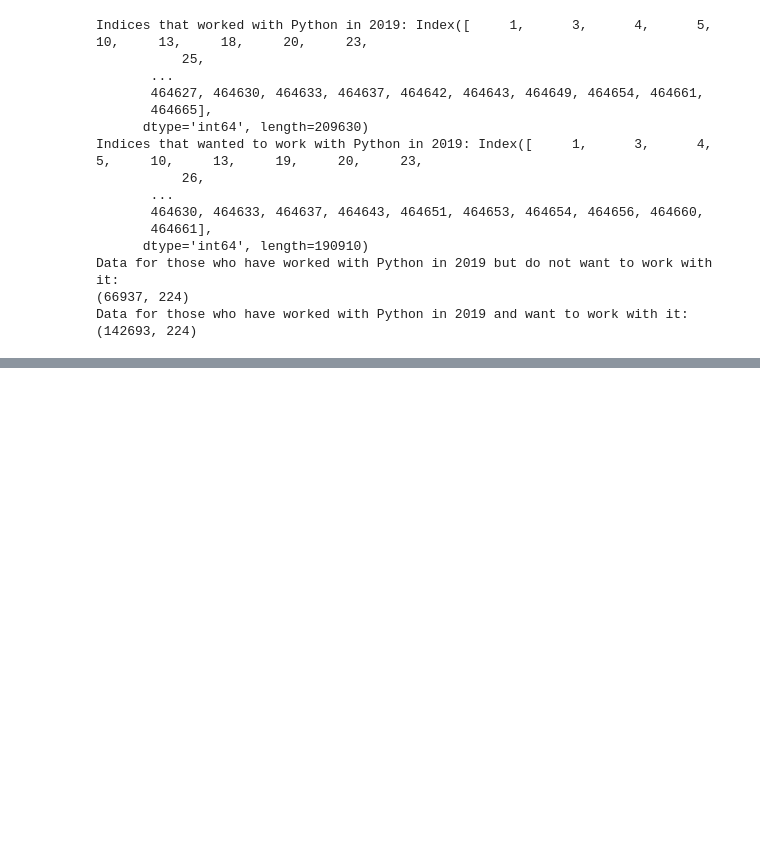
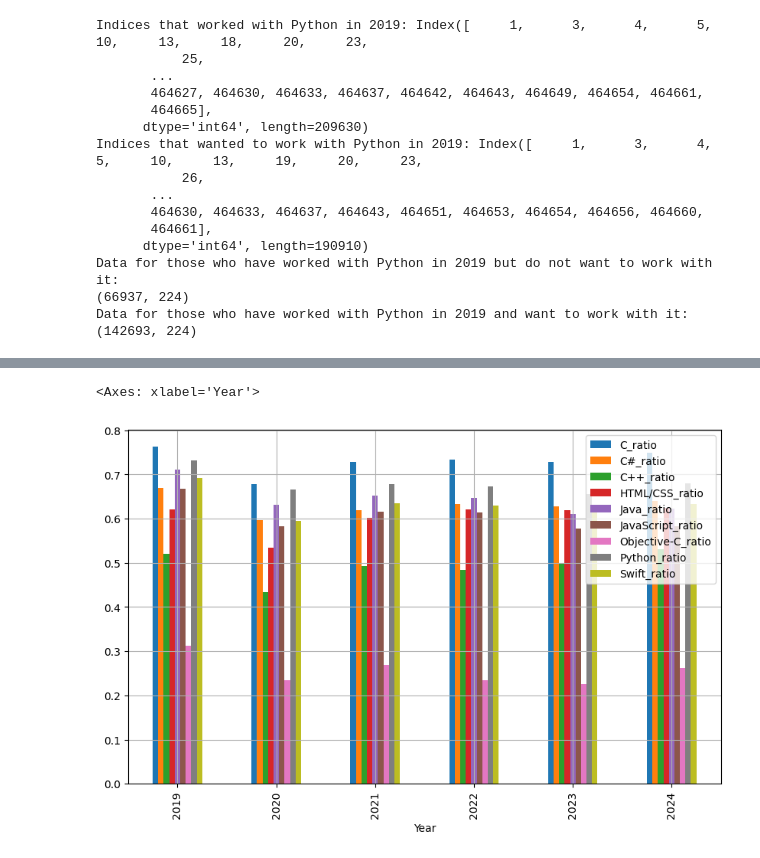
Before and after one commit to AlbertFlatscher/Stackoverflow_Survey_over_Time, a Jupyter notebook: Shifts_in_Programming_Preferences_from_2019_to_2024.ipynb, the cells around one changed output, grey strips where cells are left out. Cells and saved outputs as stored; diff of their text form; code cells hidden in the pictures; blank space fills up the shorter version.

Commit message:
determined a popularity ratio and visualized it

```diff
--- a/Shifts_in_Programming_Preferences_from_2019_to_2024.ipynb
+++ b/Shifts_in_Programming_Preferences_from_2019_to_2024.ipynb
@@ -494,13 +494,13 @@ def check_popularity(df, language):
     wanted_to_work = get_component_entry_index('LanguageWantToWorkWith', language)
 
     # Apply the filter conditions to capture those who worked with Python but do not want to work with it
-    unpopular = df[df.index.isin(worked_with) & ~df.index.isin(wanted_to_work)]
-    popular = df[df.index.isin(worked_with) & df.index.isin(wanted_to_work)]
+    unpopular_idx = df[df.index.isin(worked_with) & ~df.index.isin(wanted_to_work)].index
+    popular_idx = df[df.index.isin(worked_with) & df.index.isin(wanted_to_work)].index
 
     # Check some debugging information
-    print(f"Data for those who have worked with " + language + " in 2019 but do not want to work with it:")
-    print(unpopular.shape[0])
-    print(f"Data for those who have worked with " + language + " in 2019 and want to work with it:")
-    print(popular.shape[0])
+#     print(f"Data for those who have worked with " + language + " but do not want to work with it:")
+#     print(unpopular.shape[0])
+#     print(f"Data for those who have worked with " + language + " and want to work with it:")
+#     print(popular.shape[0])
 
-    return popular, unpopular
+    return unpopular_idx, popular_idx
@@ -513,0 +507,29 @@ Data for those who have worked with Python in 2019 and want to work with it:
+# %%
+# append columns _popular and _unpopular to pop_df
+
+languages = num_have_worked.columns
+
+pop_df = combined_df.copy()
+unpopular_col_names = []
+popular_col_names = []
+
+for language in languages:
+    unpopular_idx, popular_idx = check_popularity(pop_df, language)
+
+    unpopular_col_names.append(language + '_unpopular')
+    pop_df[unpopular_col_names[-1]] = pop_df.index.isin(unpopular_idx)
+    popular_col_names.append(language + '_popular')
+    pop_df[popular_col_names[-1]] = pop_df.index.isin(popular_idx)
+# %%
+# create a df containing the ratio of people wanting to continiue to work with a language in the next year
+
+popularity_ratios = []
+
+for unpopular_col_name, popular_col_name in zip(unpopular_col_names, popular_col_names):
+    popularity_ratios.append((pop_df.groupby('Year')[popular_col_name].sum()) \
+    / (pop_df.groupby('Year')[popular_col_name].sum() + pop_df.groupby('Year')[unpopular_col_name].sum()))
+
+popularity_ratios_df = pd.DataFrame(popularity_ratios).T
+
+# Rename the columns to the appropriate column names
+popularity_ratios_df.columns = [name.replace('_popular', '_ratio') for name in popular_col_names]
@@ -513,0 +546,5 @@ Data for those who have worked with Python in 2019 and want to work with it:
+# %%
+popularity_ratios_df.plot(kind='bar', figsize=(10, 6), grid=True)
+# %% [output]
+<Axes: xlabel='Year'>
+[figure, added]
```
Also changed, not shown: parts of 2 cells of this notebook.
